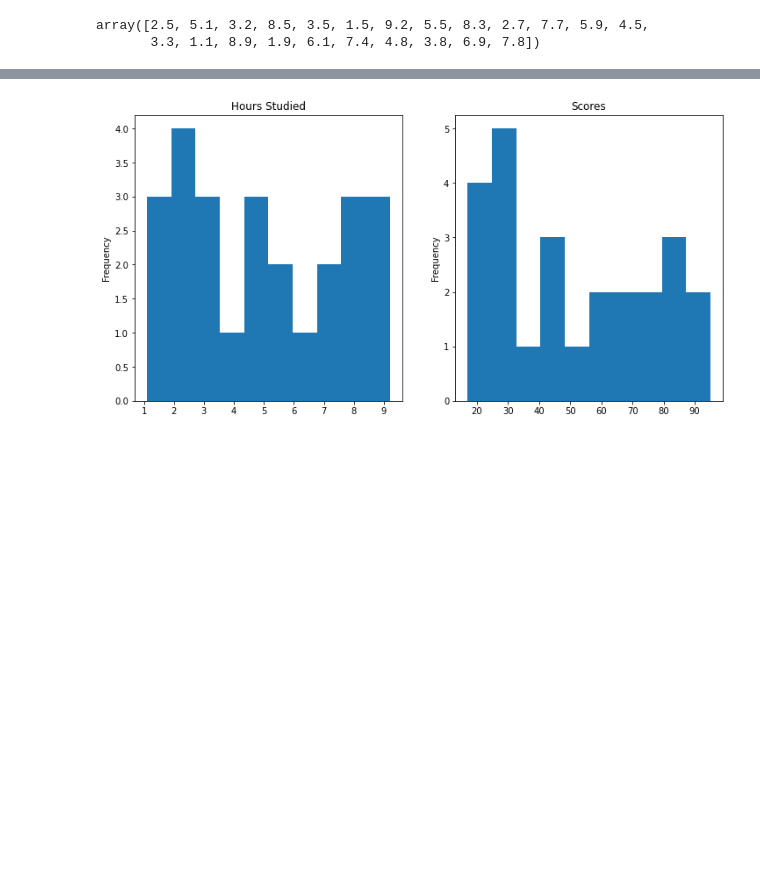
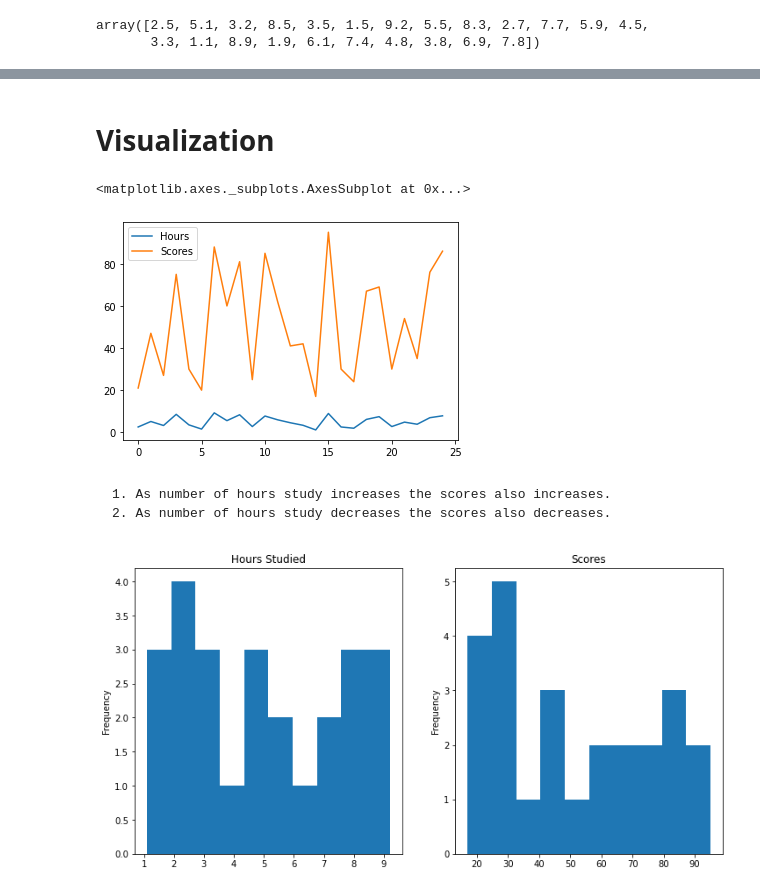
Before and after one commit to shribiyani/The-Spark-Foundation-Tasks, a Jupyter notebook: Task 1 - Prediction using Supervised ML.ipynb, the cells around one changed output, grey strips where cells are left out. Drawn from its saved outputs; the diff is of its cells as text; code cells hidden in the pictures; blank space fills up the shorter version.

```diff
--- a/Task 1 - Prediction using Supervised ML.ipynb
+++ b/Task 1 - Prediction using Supervised ML.ipynb
@@ -46,3 +122,15 @@ array([2.5, 5.1, 3.2, 8.5, 3.5, 1.5, 9.2, 5.5, 8.3, 2.7, 7.7, 5.9, 4.5,
+# %% [markdown]
+
+# Visualization
+# %%
+# Line graph
+df.plot()
+# %% [output]
+<matplotlib.axes._subplots.AxesSubplot at 0x...>
+[figure, added]
+# %% [markdown]
+    1. As number of hours study increases the scores also increases.
+    2. As number of hours study decreases the scores also decreases.
 # %%
 plt.subplot(1, 2, 1)
 df["Hours"].plot(kind = "hist",title = "Hours Studied")
```
Also changed, not shown: parts of 30 cells of this notebook.
